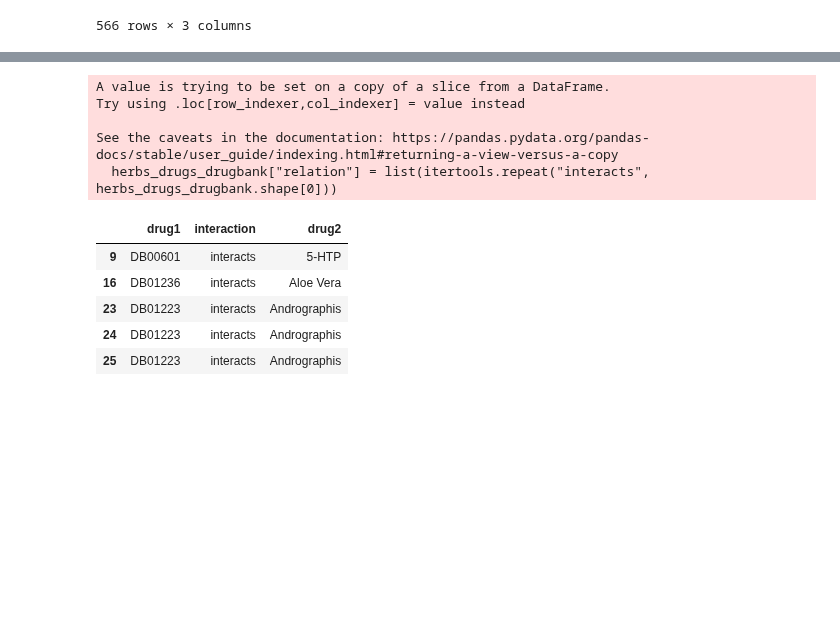
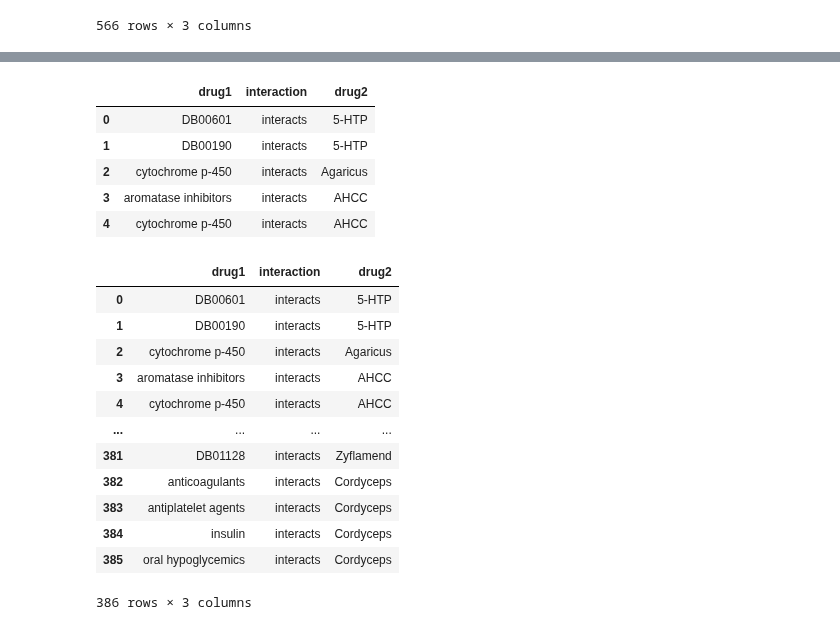
Before and after one commit to marketakrenkova/drug-interaction-prediction, a Jupyter notebook: herbs-mskcc/herbs_drug_interactions-2.ipynb, the cells around one changed output, grey strips where cells are left out. Drawn from its saved outputs; the diff is of its cells as text; code cells hidden in the pictures; blank space fills up the shorter version.

```diff
--- a/herbs-mskcc/herbs_drug_interactions-2.ipynb
+++ b/herbs-mskcc/herbs_drug_interactions-2.ipynb
@@ -123,0 +172,4 @@ drug_synonyms
+# %%
+herbs_drugs_set = set(herbs_drugs_df_transformed.splitted_drugs)
+drug_category_set = set(drug_category.category)
+drug_category_set.intersection(herbs_drugs_set)
@@ -137,6 +207,7 @@ for k, v in drugs_synonyms_dict.items():
     drugs_synonyms_dict_lower[new_k] = v
 # %%
 herbs_drugs_df_transformed['drugbank_id'] = list(itertools.repeat(None, herbs_drugs_df_transformed.shape[0]))
+herbs_drugs_df_transformed['drug_category'] = list(itertools.repeat(None, herbs_drugs_df_transformed.shape[0]))
 herbs_drugs_df_transformed = herbs_drugs_df_transformed.reset_index(drop=True)
 herbs_drugs_df_transformed.head()
 # %% [output]
@@ -156,6 +227,11 @@ for row in herbs_drugs_df_transformed.itertuples():
 
     elif d in drugs_synonyms_dict_lower.keys():
         herbs_drugs_df_transformed['drugbank_id'][row[0]] = drugs_synonyms_dict_lower[d]
+
+    elif d in drug_category_set:
+        herbs_drugs_df_transformed['drug_category'][row[0]] = d
+    elif 'cytochrome p-450' in d:
+        herbs_drugs_df_transformed['drug_category'][row[0]] = d
 # %%
 herbs_drugs_df_transformed
 # %% [output]
@@ -217,3 +293,14 @@ See the caveats in the documentation: https://pandas.pydata.org/pandas-docs/stab
 566 rows × 3 columns
 # %%
 herbs_drugs_atc.to_csv("../data/triplets/herbs-di-atc.tsv", sep="\t")
+# %%
+def choose_value(row):
+    if row['drugbank_id'] is not None:
+        return row['drugbank_id']
+    else:
+        return row['drug_category']
+
+herbs_drugs_df_for_drugbank = herbs_drugs_df_transformed[["herb", "drugbank_id", "drug_category"]]
+herbs_drugs_df_for_drugbank['drug_or_category'] = herbs_drugs_df_for_drugbank.apply(choose_value, axis=1)
+herbs_drugs_df_for_drugbank = herbs_drugs_df_for_drugbank.drop(columns=["drugbank_id", "drug_category"]).dropna()
+herbs_drugs_df_for_drugbank
@@ -220,19 +326,41 @@ herbs_drugs_atc.to_csv("../data/triplets/herbs-di-atc.tsv", sep="\t")
 # %%
-herbs_drugs_drugbank = herbs_drugs_df_transformed_atc[["herb", "drugbank_id"]]
-herbs_drugs_drugbank["relation"] = list(itertools.repeat("interacts", herbs_drugs_drugbank.shape[0]))
-herbs_drugs_drugbank = herbs_drugs_drugbank.iloc[:,[1,2,0]]
-herbs_drugs_drugbank = herbs_drugs_drugbank.rename(columns={'drugbank_id': 'drug1', 'relation': 'interaction', 'herb': 'drug2'})
-herbs_drugs_drugbank.head()
+# herbs_drugs_drugbank = herbs_drugs_df_transformed_atc[["herb", "drugbank_id"]]
+herbs_drugs_df_for_drugbank["relation"] = list(itertools.repeat("interacts", herbs_drugs_df_for_drugbank.shape[0]))
+herbs_drugs_df_for_drugbank = herbs_drugs_df_for_drugbank.iloc[:,[1,2,0]]
+herbs_drugs_df_for_drugbank = herbs_drugs_df_for_drugbank.reset_index(drop=True)
+herbs_drugs_df_for_drugbank = herbs_drugs_df_for_drugbank.rename(columns={'drug_or_category': 'drug1', 'relation': 'interaction', 'herb': 'drug2'})
+herbs_drugs_df_for_drugbank.head()
 # %% [output]
-A value is trying to be set on a copy of a slice from a DataFrame.
-Try using .loc[row_indexer,col_indexer] = value instead
-
-See the caveats in the documentation: https://pandas.pydata.org/pandas-docs/stable/user_guide/indexing.html#returning-a-view-versus-a-copy
-  herbs_drugs_drugbank["relation"] = list(itertools.repeat("interacts", herbs_drugs_drugbank.shape[0]))
 |  | drug1 | interaction | drug2 |
-| 9 | DB00601 | interacts | 5-HTP |
-| 16 | DB01236 | interacts | Aloe Vera |
-| 23 | DB01223 | interacts | Andrographis |
-| 24 | DB01223 | interacts | Andrographis |
-| 25 | DB01223 | interacts | Andrographis |
+| 0 | DB00601 | interacts | 5-HTP |
+| 1 | DB00190 | interacts | 5-HTP |
+| 2 | cytochrome p-450 | interacts | Agaricus |
+| 3 | aromatase inhibitors | interacts | AHCC |
+| 4 | cytochrome p-450 | interacts | AHCC |
+# %%
+# add some interactions manually (important herbs for docters, that were not extracted automatically)
+more_interactions = [
+        ('anticoagulants', 'interacts', 'Cordyceps'),
+        ('antiplatelet agents', 'interacts', 'Cordyceps'),
+        ('insulin', 'interacts', 'Cordyceps'),
+        ('oral hypoglycemics', 'interacts', 'Cordyceps'),
+]
+new_data = pd.DataFrame(more_interactions, columns=['drug1', 'interaction', 'drug2'])
+new_data
+herbs_drugs_df_for_drugbank = pd.concat([herbs_drugs_df_for_drugbank, new_data]).reset_index(drop=True)
+herbs_drugs_df_for_drugbank
+# %% [output]
+|  | drug1 | interaction | drug2 |
+| 0 | DB00601 | interacts | 5-HTP |
+| 1 | DB00190 | interacts | 5-HTP |
+| 2 | cytochrome p-450 | interacts | Agaricus |
+| 3 | aromatase inhibitors | interacts | AHCC |
+| 4 | cytochrome p-450 | interacts | AHCC |
+| ... | ... | ... | ... |
+| 381 | DB01128 | interacts | Zyflamend |
+| 382 | anticoagulants | interacts | Cordyceps |
+| 383 | antiplatelet agents | interacts | Cordyceps |
+| 384 | insulin | interacts | Cordyceps |
+| 385 | oral hypoglycemics | interacts | Cordyceps |
+386 rows × 3 columns
 # %%
```
Also changed, not shown: parts of 11 cells of this notebook, 3 other files.
